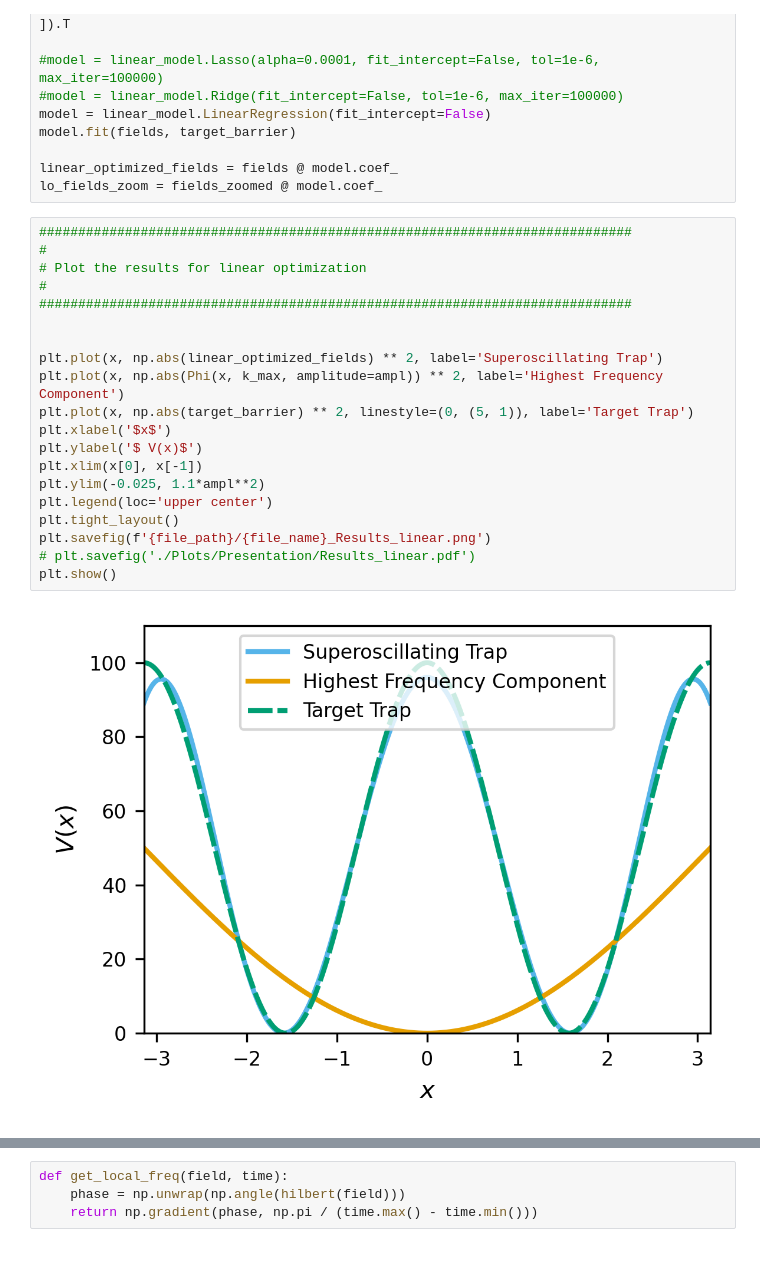
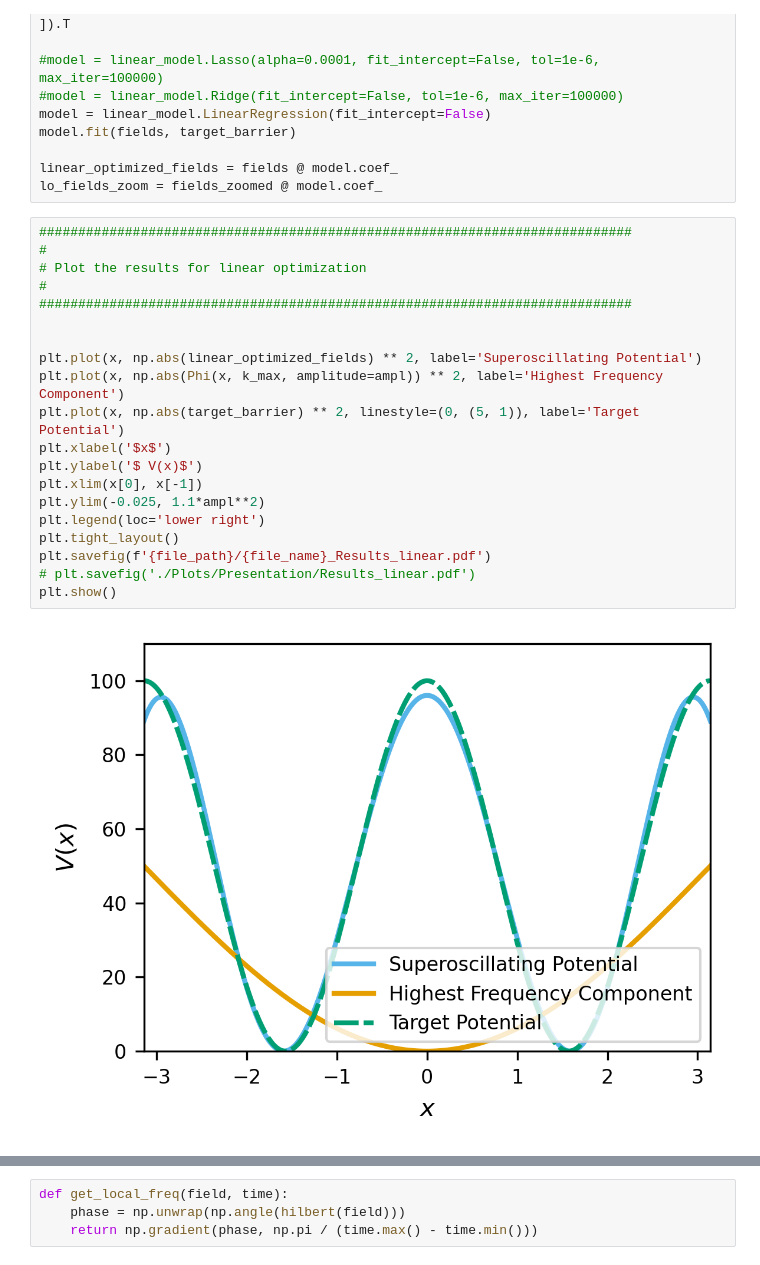
Before and after one commit to dustindberg/GPE, a Jupyter notebook: BEC_TrappingwSpatialSuperoscilations.ipynb, the cells around one changed output, grey strips where cells are left out. Cells and saved outputs as stored; diff of their text form.

Commit message:
Preparing pre-print, plotting program updated

```diff
--- a/BEC_TrappingwSpatialSuperoscilations.ipynb
+++ b/BEC_TrappingwSpatialSuperoscilations.ipynb
@@ -348,25 +347,25 @@ lo_fields_zoom = fields_zoomed @ model.coef_
 # %%
 ############################################################################
 #
 # Plot the results for linear optimization
 #
 ############################################################################
 
 
-plt.plot(x, np.abs(linear_optimized_fields) ** 2, label='Superoscillating Trap')
+plt.plot(x, np.abs(linear_optimized_fields) ** 2, label='Superoscillating Potential')
 plt.plot(x, np.abs(Phi(x, k_max, amplitude=ampl)) ** 2, label='Highest Frequency Component')
-plt.plot(x, np.abs(target_barrier) ** 2, linestyle=(0, (5, 1)), label='Target Trap')
+plt.plot(x, np.abs(target_barrier) ** 2, linestyle=(0, (5, 1)), label='Target Potential')
 plt.xlabel('$x$')
 plt.ylabel('$ V(x)$')
 plt.xlim(x[0], x[-1])
 plt.ylim(-0.025, 1.1*ampl**2)
-plt.legend(loc='upper center')
+plt.legend(loc='lower right')
 plt.tight_layout()
-plt.savefig(f'{file_path}/{file_name}_Results_linear.png')
+plt.savefig(f'{file_path}/{file_name}_Results_linear.pdf')
 # plt.savefig('./Plots/Presentation/Results_linear.pdf')
 plt.show()
 # %% [output]
-[figure, old version]
+[figure, new version]
 # %%
 ############################################################################
 #
```
Also changed, not shown: parts of 12 cells of this notebook.
